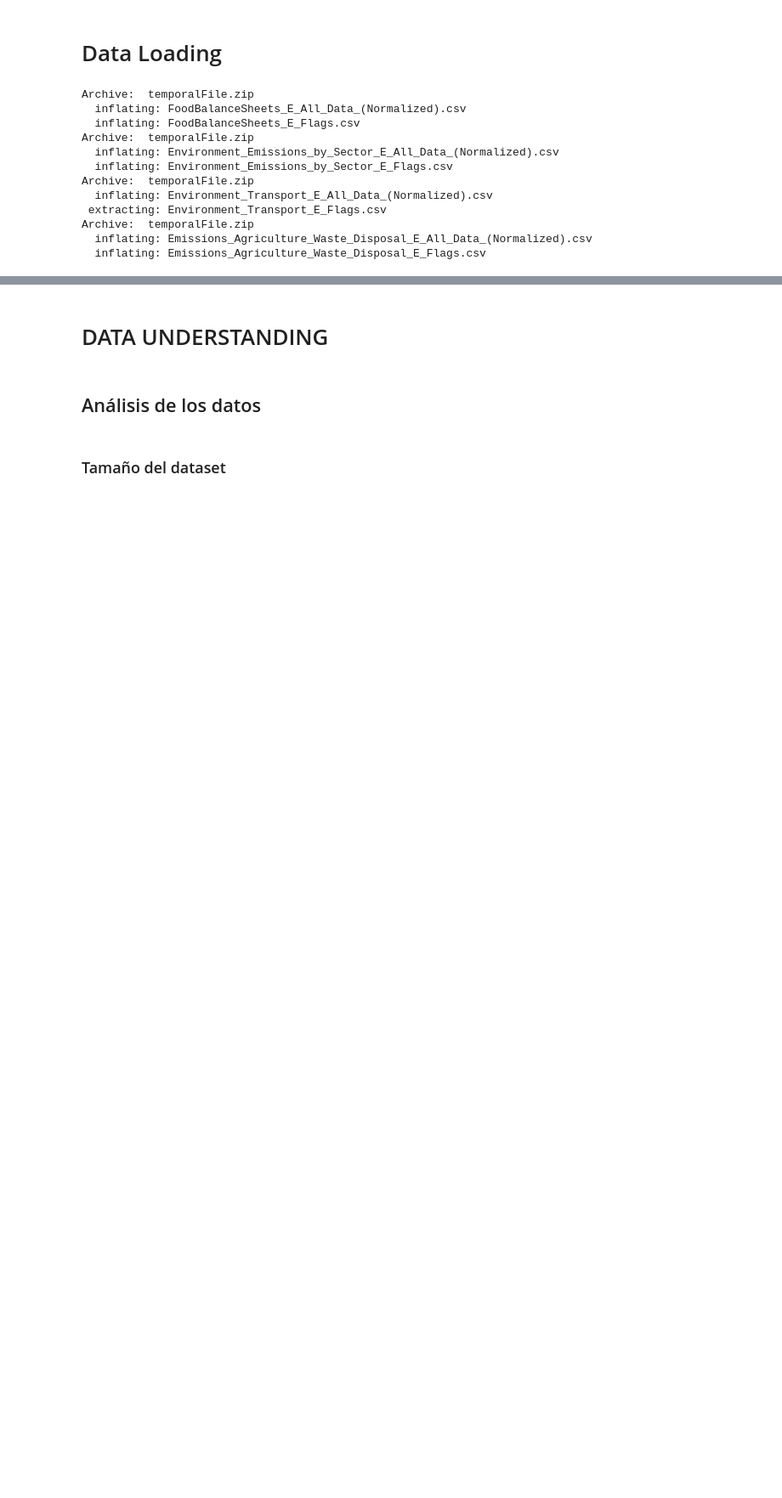
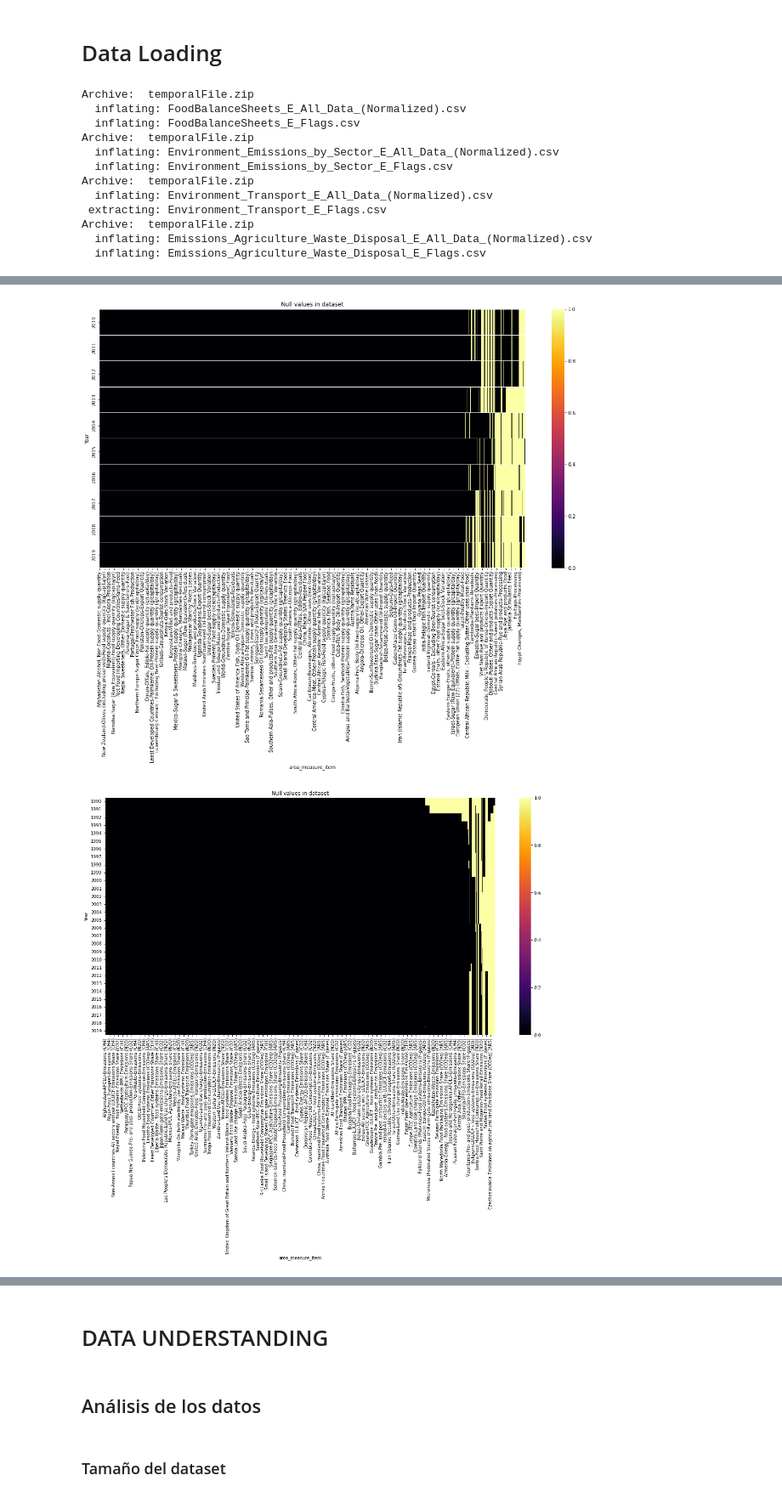
Before and after one commit to RgomezRo/capstone, a Jupyter notebook: Time series.ipynb, the cells around one changed output, grey strips where cells are left out. Shown at 85% size. Saved outputs shown, nothing was run; the diff lists cells and outputs as text; code cells hidden in the pictures; blank space fills up the shorter version.

Commit message:
fill na function

```diff
--- a/Time series.ipynb
+++ b/Time series.ipynb
@@ -101,13 +101,3 @@ Archive:  temporalFile.zip
 Archive:  temporalFile.zip
   inflating: Emissions_Agriculture_Waste_Disposal_E_All_Data_(Normalized).csv
   inflating: Emissions_Agriculture_Waste_Disposal_E_Flags.csv
-# %%
-display(df_food_balances.head(2).T)
-df_food_balances["MeasuredItem"]= df_food_balances["Item"] + "-"+ df_food_balances["Element"]
-display(df_food_balances.groupby("Unit").count())
-
-
-
-display(df_food_balances.groupby("MeasuredItem").sum().reset_index().columns)
-
-display(df_food_balances[df_food_balances["Unit"]=="1000 tonnes"])
@@ -254,0 +133,12 @@ for x in toRetrieveInfo:
+# %%
+
+df_food_balances = show_and_fill_na_values(df_food_balances)
+
+df_emissions = show_and_fill_na_values(df_emissions)
+
+df_food_transport = show_and_fill_na_values(df_food_transport)
+
+df_waste_disposal = show_and_fill_na_values(df_waste_disposal)
+# %% [output]
+[figure, added]
+[figure, added]
```
Also changed, not shown: parts of 5 cells of this notebook.
